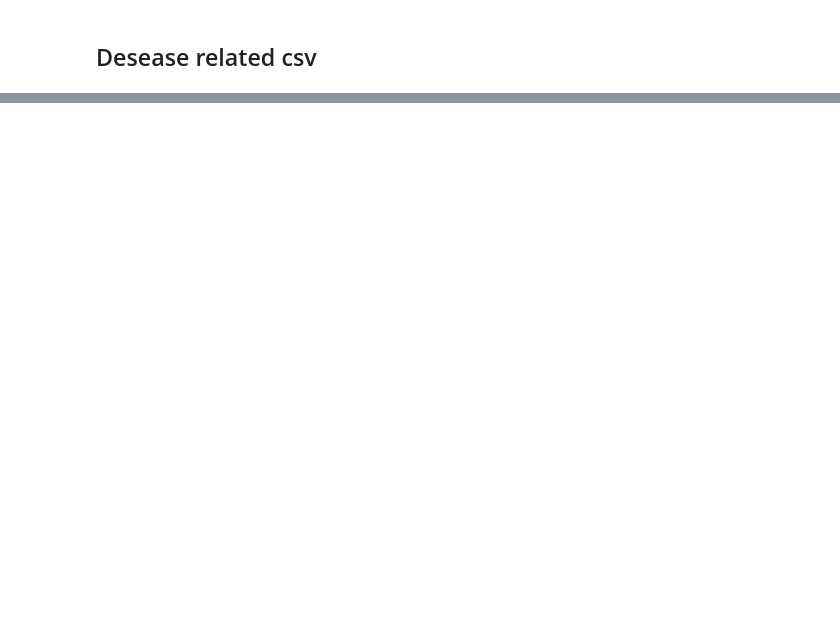
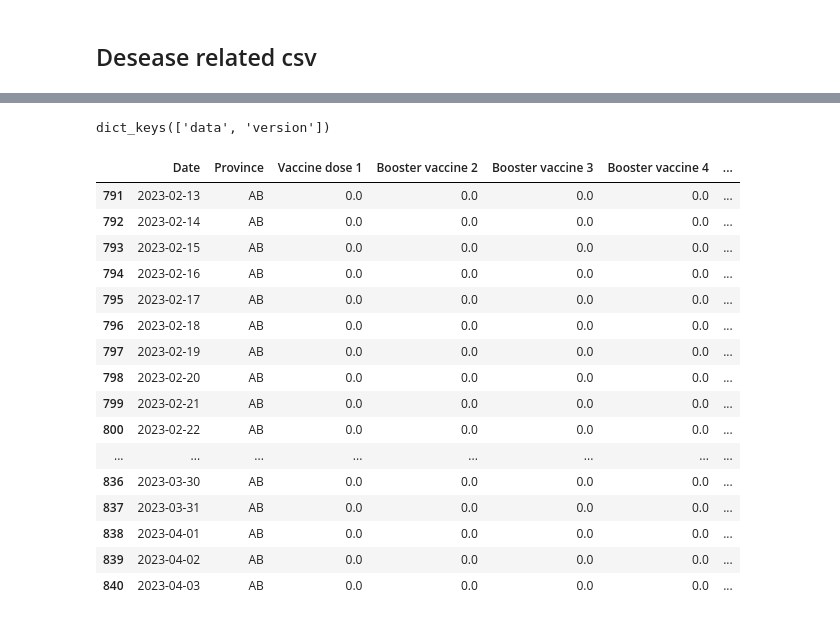
Before and after one commit to svafaeva93/Covid19AnalysisCanada, a Jupyter notebook: API_vaccination.ipynb, the cells around one changed output, grey strips where cells are left out. Drawn from its saved outputs; the diff is of its cells as text; code cells hidden in the pictures; blank space fills up the shorter version.

```diff
--- a/API_vaccination.ipynb
+++ b/API_vaccination.ipynb
@@ -176,0 +258,24 @@ deseases_data
+# %%
+response.keys()
+# %% [output]
+dict_keys(['data', 'version'])
+# %%
+AB_provinces_df.tail(50)
+# %% [output]
+|  | Date | Province | Vaccine dose 1 | Booster vaccine 2 | Booster vaccine 3 | Booster vaccine 4 | ... |
+| 791 | 2023-02-13 | AB | 0.0 | 0.0 | 0.0 | 0.0 | ... |
+| 792 | 2023-02-14 | AB | 0.0 | 0.0 | 0.0 | 0.0 | ... |
+| 793 | 2023-02-15 | AB | 0.0 | 0.0 | 0.0 | 0.0 | ... |
+| 794 | 2023-02-16 | AB | 0.0 | 0.0 | 0.0 | 0.0 | ... |
+| 795 | 2023-02-17 | AB | 0.0 | 0.0 | 0.0 | 0.0 | ... |
+| 796 | 2023-02-18 | AB | 0.0 | 0.0 | 0.0 | 0.0 | ... |
+| 797 | 2023-02-19 | AB | 0.0 | 0.0 | 0.0 | 0.0 | ... |
+| 798 | 2023-02-20 | AB | 0.0 | 0.0 | 0.0 | 0.0 | ... |
+| 799 | 2023-02-21 | AB | 0.0 | 0.0 | 0.0 | 0.0 | ... |
+| 800 | 2023-02-22 | AB | 0.0 | 0.0 | 0.0 | 0.0 | ... |
+| ... | ... | ... | ... | ... | ... | ... | ... |
+| 836 | 2023-03-30 | AB | 0.0 | 0.0 | 0.0 | 0.0 | ... |
+| 837 | 2023-03-31 | AB | 0.0 | 0.0 | 0.0 | 0.0 | ... |
+| 838 | 2023-04-01 | AB | 0.0 | 0.0 | 0.0 | 0.0 | ... |
+| 839 | 2023-04-02 | AB | 0.0 | 0.0 | 0.0 | 0.0 | ... |
+| 840 | 2023-04-03 | AB | 0.0 | 0.0 | 0.0 | 0.0 | ... |
```
Also changed, not shown: parts of 23 cells of this notebook, 3 other files.
